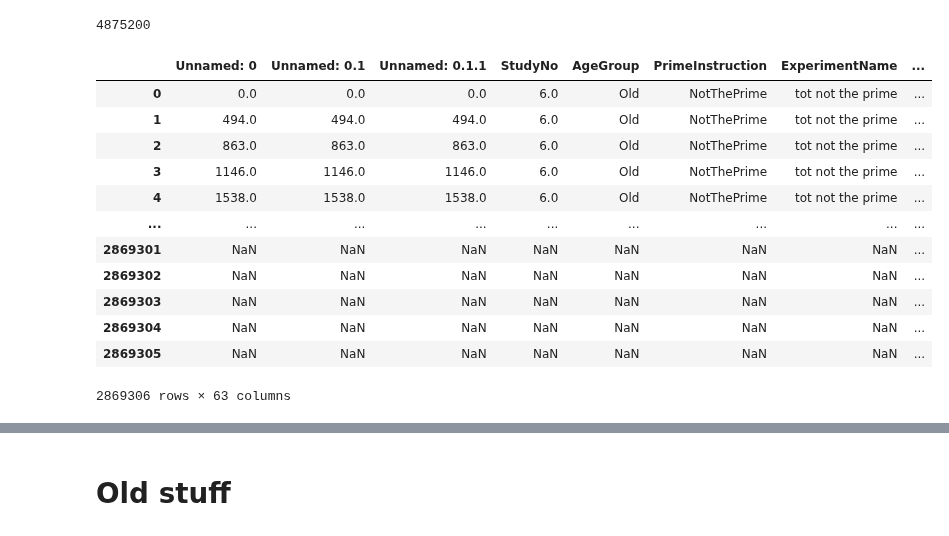
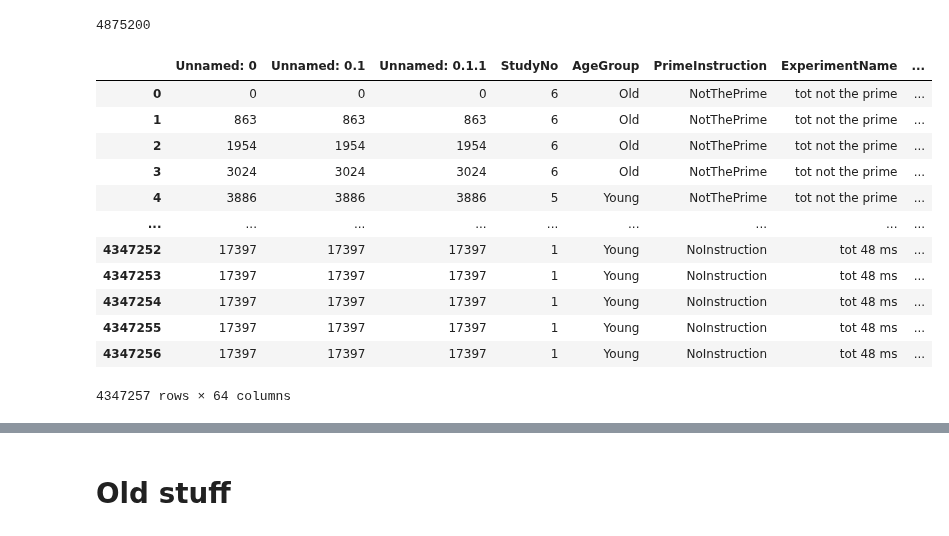
Before and after one commit to abhilasha-kumar/modeling-lexical-retrieval, a Jupyter notebook: LexicalRetrieval.ipynb, the cells around one changed output, grey strips where cells are left out. Saved outputs shown, nothing was run; the diff lists cells and outputs as text; code cells hidden in the pictures.

Commit message:
fixed dataframes and started grouping

```diff
--- a/LexicalRetrieval.ipynb
+++ b/LexicalRetrieval.ipynb
@@ -864,21 +788,23 @@ prompt, primecondition, prime, resp
 4875200
 # %%
 # merge accuracy data with julie_files on prompt and PrimeCondition columns
-julie_files = julie_files.merge(full_acc_df, how = 'outer', on = ['prompt', 'PrimeCondition'])
+julie_files = julie_files.merge(full_acc_df, how = 'outer', on = ['prompt', 'PrimeCondition', 'Resp'])
-# %% [output]
-|  | Unnamed: 0 | Unnamed: 0.1 | Unnamed: 0.1.1 | StudyNo | AgeGroup | PrimeInstruction | ExperimentName | ... |
-| 0 | 0.0 | 0.0 | 0.0 | 6.0 | Old | NotThePrime | tot not the prime | ... |
-| 1 | 494.0 | 494.0 | 494.0 | 6.0 | Old | NotThePrime | tot not the prime | ... |
-| 2 | 863.0 | 863.0 | 863.0 | 6.0 | Old | NotThePrime | tot not the prime | ... |
-| 3 | 1146.0 | 1146.0 | 1146.0 | 6.0 | Old | NotThePrime | tot not the prime | ... |
-| 4 | 1538.0 | 1538.0 | 1538.0 | 6.0 | Old | NotThePrime | tot not the prime | ... |
-| ... | ... | ... | ... | ... | ... | ... | ... | ... |
-| 2869301 | NaN | NaN | NaN | NaN | NaN | NaN | NaN | ... |
-| 2869302 | NaN | NaN | NaN | NaN | NaN | NaN | NaN | ... |
-| 2869303 | NaN | NaN | NaN | NaN | NaN | NaN | NaN | ... |
-| 2869304 | NaN | NaN | NaN | NaN | NaN | NaN | NaN | ... |
-| 2869305 | NaN | NaN | NaN | NaN | NaN | NaN | NaN | ... |
-2869306 rows × 63 columns
+# %%
+julie_files
+# %% [output]
+|  | Unnamed: 0 | Unnamed: 0.1 | Unnamed: 0.1.1 | StudyNo | AgeGroup | PrimeInstruction | ExperimentName | ... |
+| 0 | 0 | 0 | 0 | 6 | Old | NotThePrime | tot not the prime | ... |
+| 1 | 863 | 863 | 863 | 6 | Old | NotThePrime | tot not the prime | ... |
+| 2 | 1954 | 1954 | 1954 | 6 | Old | NotThePrime | tot not the prime | ... |
+| 3 | 3024 | 3024 | 3024 | 6 | Old | NotThePrime | tot not the prime | ... |
+| 4 | 3886 | 3886 | 3886 | 5 | Young | NotThePrime | tot not the prime | ... |
+| ... | ... | ... | ... | ... | ... | ... | ... | ... |
+| 4347252 | 17397 | 17397 | 17397 | 1 | Young | NoInstruction | tot 48 ms | ... |
+| 4347253 | 17397 | 17397 | 17397 | 1 | Young | NoInstruction | tot 48 ms | ... |
+| 4347254 | 17397 | 17397 | 17397 | 1 | Young | NoInstruction | tot 48 ms | ... |
+| 4347255 | 17397 | 17397 | 17397 | 1 | Young | NoInstruction | tot 48 ms | ... |
+| 4347256 | 17397 | 17397 | 17397 | 1 | Young | NoInstruction | tot 48 ms | ... |
+4347257 rows × 64 columns
 # %%
 len(julie_files)
 # %% [output]
```
Also changed, not shown: parts of 14 cells of this notebook.
